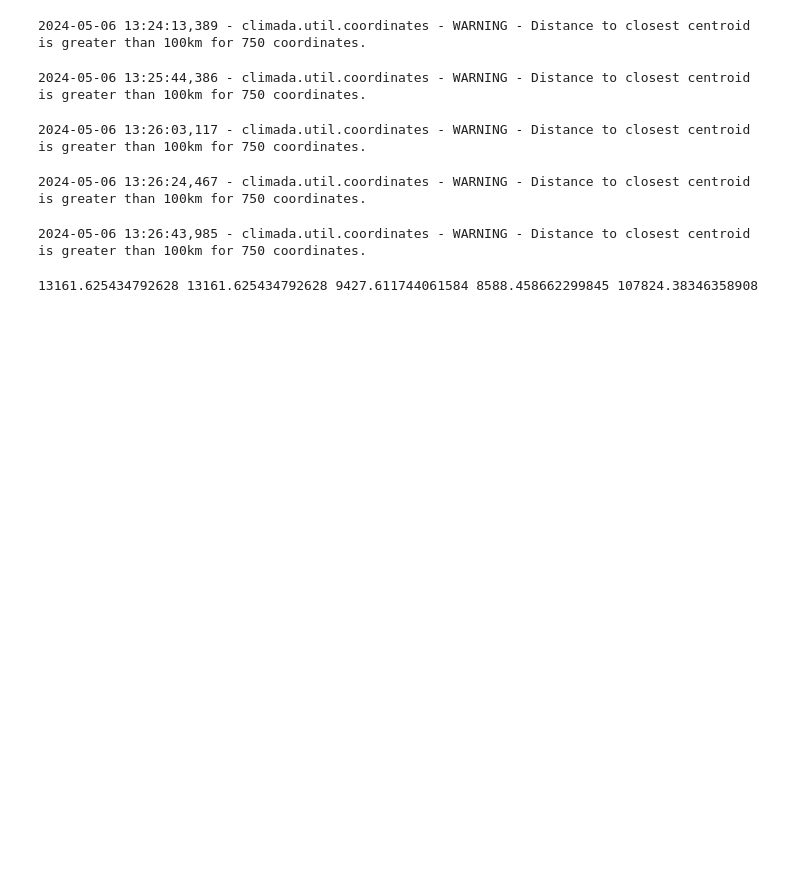
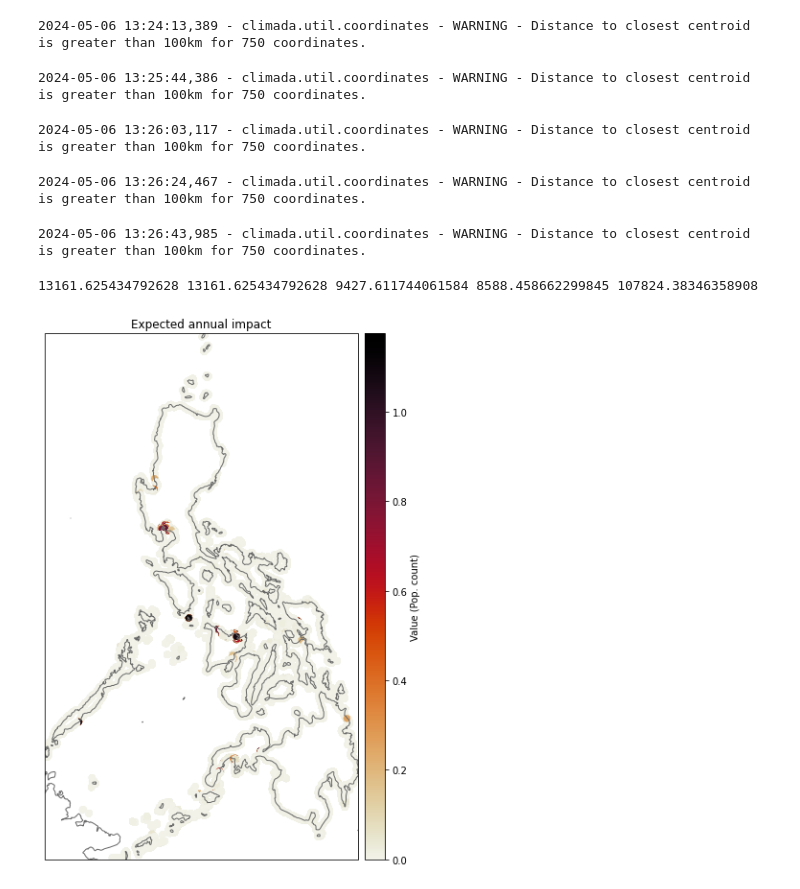
Before and after one commit to Evelyn-M/global-displacement-risk, a Jupyter notebook: doc/sensitivitycheck_impactfunctions.ipynb, the cells around one changed output. Saved outputs shown, nothing was run; the diff lists cells and outputs as text; code cells hidden in the pictures; blank space fills up the shorter version.

```diff
--- a/doc/sensitivitycheck_impactfunctions.ipynb
+++ b/doc/sensitivitycheck_impactfunctions.ipynb
@@ -184,3 +184,18 @@ imp_ivm = ImpactCalc(exp, vulnerability.IMPF_SET_FL_IVM, CF).impact()
 print(imp_base.aai_agg, imp_min.aai_agg, imp_med.aai_agg, imp_max.aai_agg, imp_ivm.aai_agg)
 # %% [output]
 13161.625434792628 13161.625434792628 9427.611744061584 8588.458662299845 107824.38346358908
+# %%
+import matplotlib.pyplot as plt
+import cartopy.crs as ccrs
+
+fig, ax = plt.subplots(figsize=(12, 8), subplot_kw={'projection': ccrs.PlateCarree()})
+
+imp_base.plot_scatter_eai_exposure(
+    ignore_zero=True,
+    pop_name=False,
+    axis=ax
+)
+
+plt.show()
+# %% [output]
+[figure, added]
```
Also changed, not shown: parts of 5 cells of this notebook.
